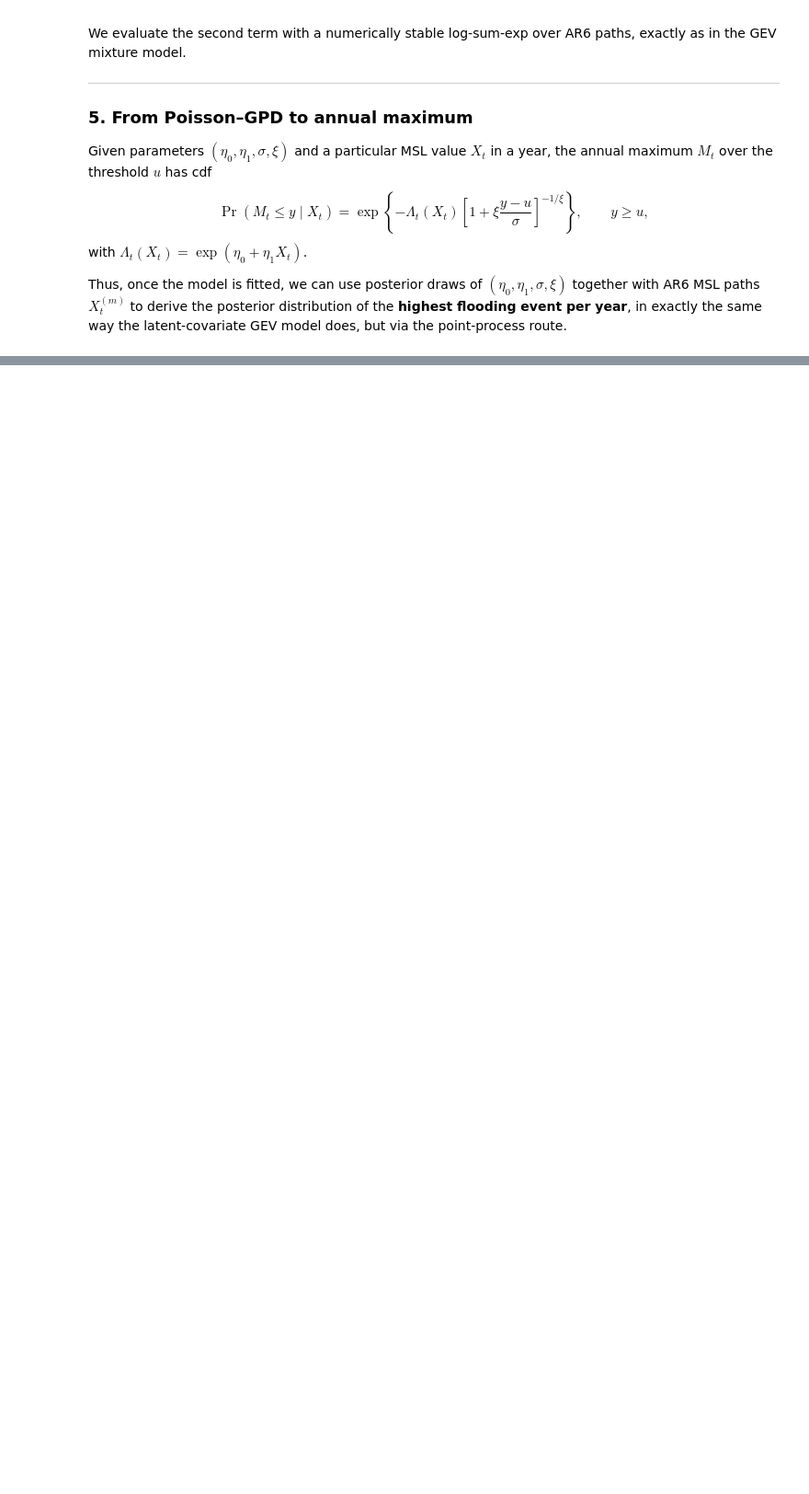
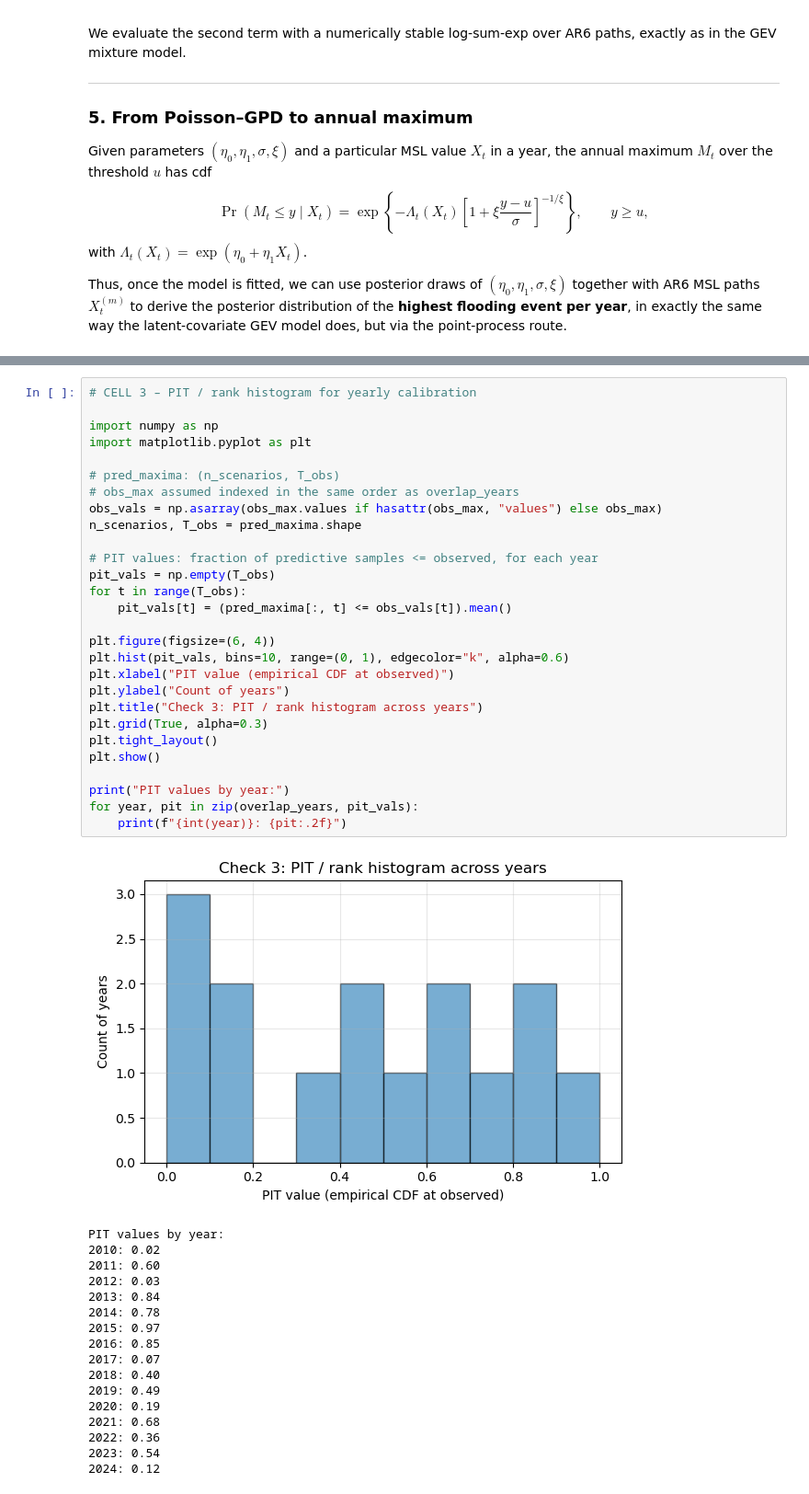
Before and after one commit to joensson12/flood_bandit, a Jupyter notebook: fitting_simulator.ipynb, the cells around one changed output, grey strips where cells are left out. Shown at 92% size. Saved outputs shown, nothing was run; the diff lists cells and outputs as text; blank space fills up the shorter version.

```diff
--- a/fitting_simulator.ipynb
+++ b/fitting_simulator.ipynb
@@ -2650,0 +3195,46 @@ xi      1.004
+# %%
+# CELL 3 – PIT / rank histogram for yearly calibration
+
+import numpy as np
+import matplotlib.pyplot as plt
+
+# pred_maxima: (n_scenarios, T_obs)
+# obs_max assumed indexed in the same order as overlap_years
+obs_vals = np.asarray(obs_max.values if hasattr(obs_max, "values") else obs_max)
+n_scenarios, T_obs = pred_maxima.shape
+
+# PIT values: fraction of predictive samples <= observed, for each year
+pit_vals = np.empty(T_obs)
+for t in range(T_obs):
+    pit_vals[t] = (pred_maxima[:, t] <= obs_vals[t]).mean()
+
+plt.figure(figsize=(6, 4))
+plt.hist(pit_vals, bins=10, range=(0, 1), edgecolor="k", alpha=0.6)
+plt.xlabel("PIT value (empirical CDF at observed)")
+plt.ylabel("Count of years")
+plt.title("Check 3: PIT / rank histogram across years")
+plt.grid(True, alpha=0.3)
+plt.tight_layout()
+plt.show()
+
+print("PIT values by year:")
+for year, pit in zip(overlap_years, pit_vals):
+    print(f"{int(year)}: {pit:.2f}")
+# %% [output]
+[figure, added]
+PIT values by year:
+2010: 0.02
+2011: 0.60
+2012: 0.03
+2013: 0.84
+2014: 0.78
+2015: 0.97
+2016: 0.85
+2017: 0.07
+2018: 0.40
+2019: 0.49
+2020: 0.19
+2021: 0.68
+2022: 0.36
+2023: 0.54
+2024: 0.12
```
Also changed, not shown: parts of 14 cells of this notebook, 1 other file.
